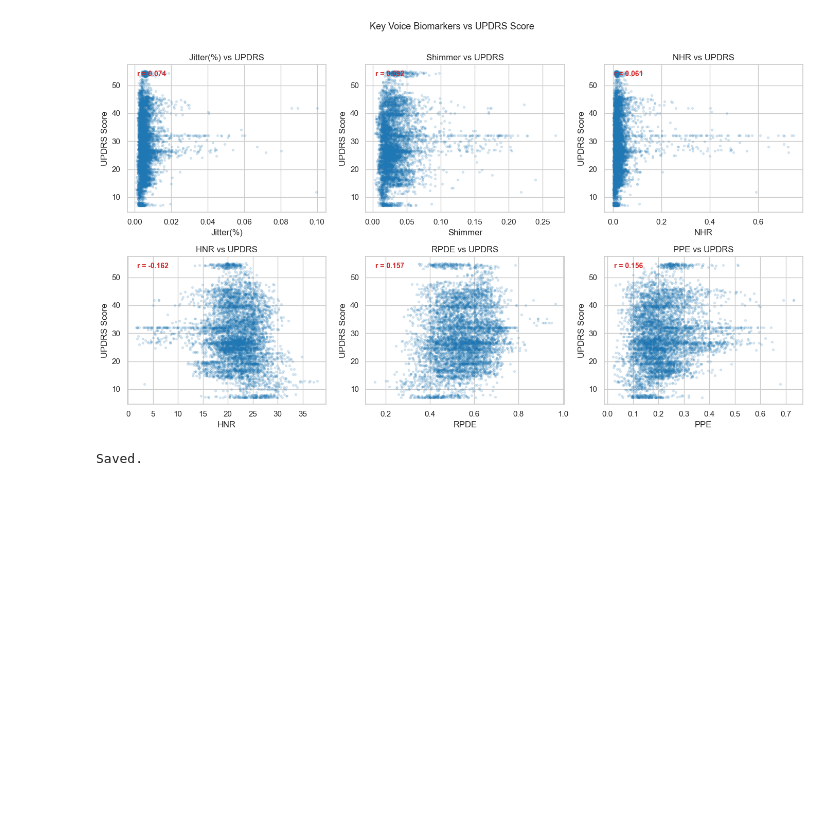
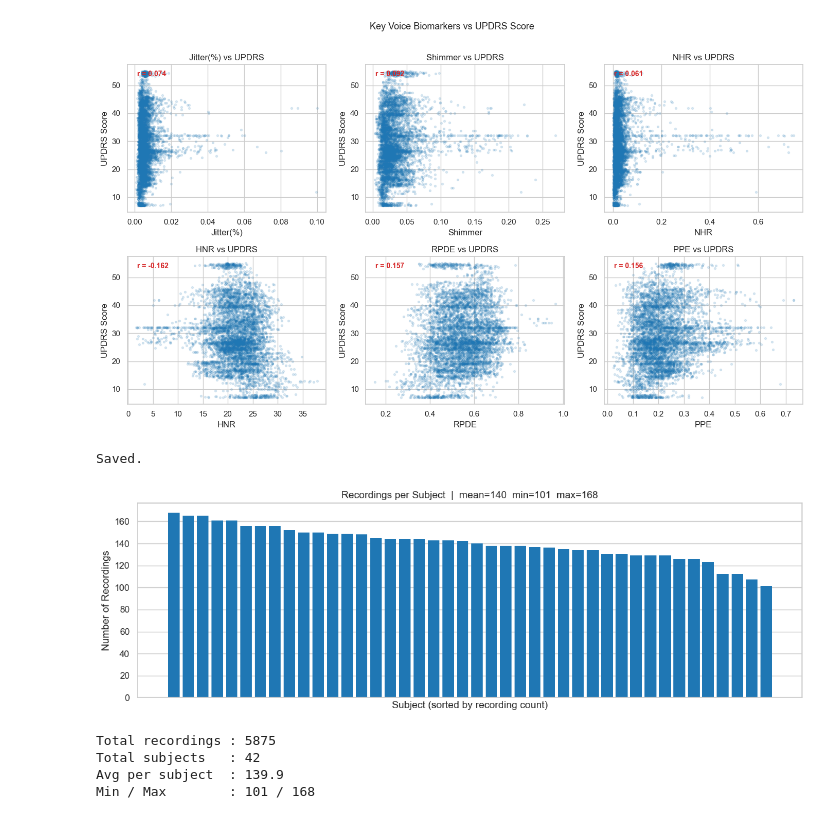
Before and after one commit to Stokesy-dev/Parkinson-s-UPDRS-Severity-Estimator, a Jupyter notebook: notebooks/01-eda.ipynb, the cells around one changed output. Cells and saved outputs as stored; diff of their text form; code cells hidden in the pictures; blank space fills up the shorter version.

Commit message:
Day 2: EDA complete — target distribution, correlation heatmap, feature vs UPDRS scatter

```diff
--- a/notebooks/01-eda.ipynb
+++ b/notebooks/01-eda.ipynb
@@ -113,3 +113,25 @@ print("Saved.")
 # %% [output]
 [figure]
 Saved.
+# %%
+fig, ax = plt.subplots(figsize=(12, 4))
+recordings = df.groupby(SUBJECT_COL).size().sort_values(ascending=False)
+ax.bar(range(len(recordings)), recordings.values, color='#1f77b4', edgecolor='none')
+ax.set_xlabel('Subject (sorted by recording count)')
+ax.set_ylabel('Number of Recordings')
+ax.set_title(f'Recordings per Subject  |  mean={recordings.mean():.0f}  min={recordings.min()}  max={recordings.max()}')
+ax.set_xticks([])
+plt.tight_layout()
+plt.savefig('../results/figures/eda_recordings_per_subject.png', dpi=300, bbox_inches='tight')
+plt.show()
+
+print(f"Total recordings : {len(df)}")
+print(f"Total subjects   : {df[SUBJECT_COL].nunique()}")
+print(f"Avg per subject  : {recordings.mean():.1f}")
+print(f"Min / Max        : {recordings.min()} / {recordings.max()}")
+# %% [output]
+[figure, added]
+Total recordings : 5875
+Total subjects   : 42
+Avg per subject  : 139.9
+Min / Max        : 101 / 168
```
